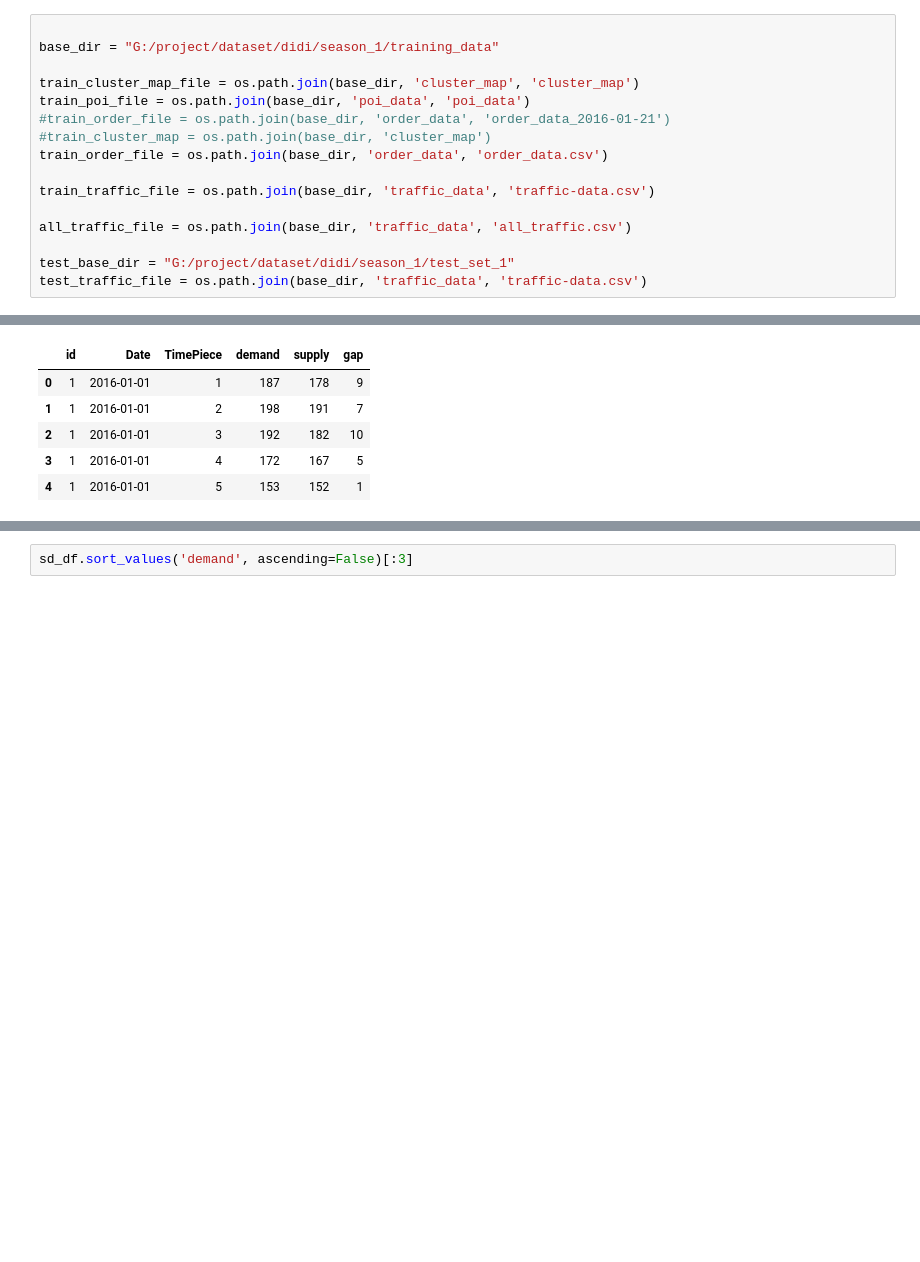
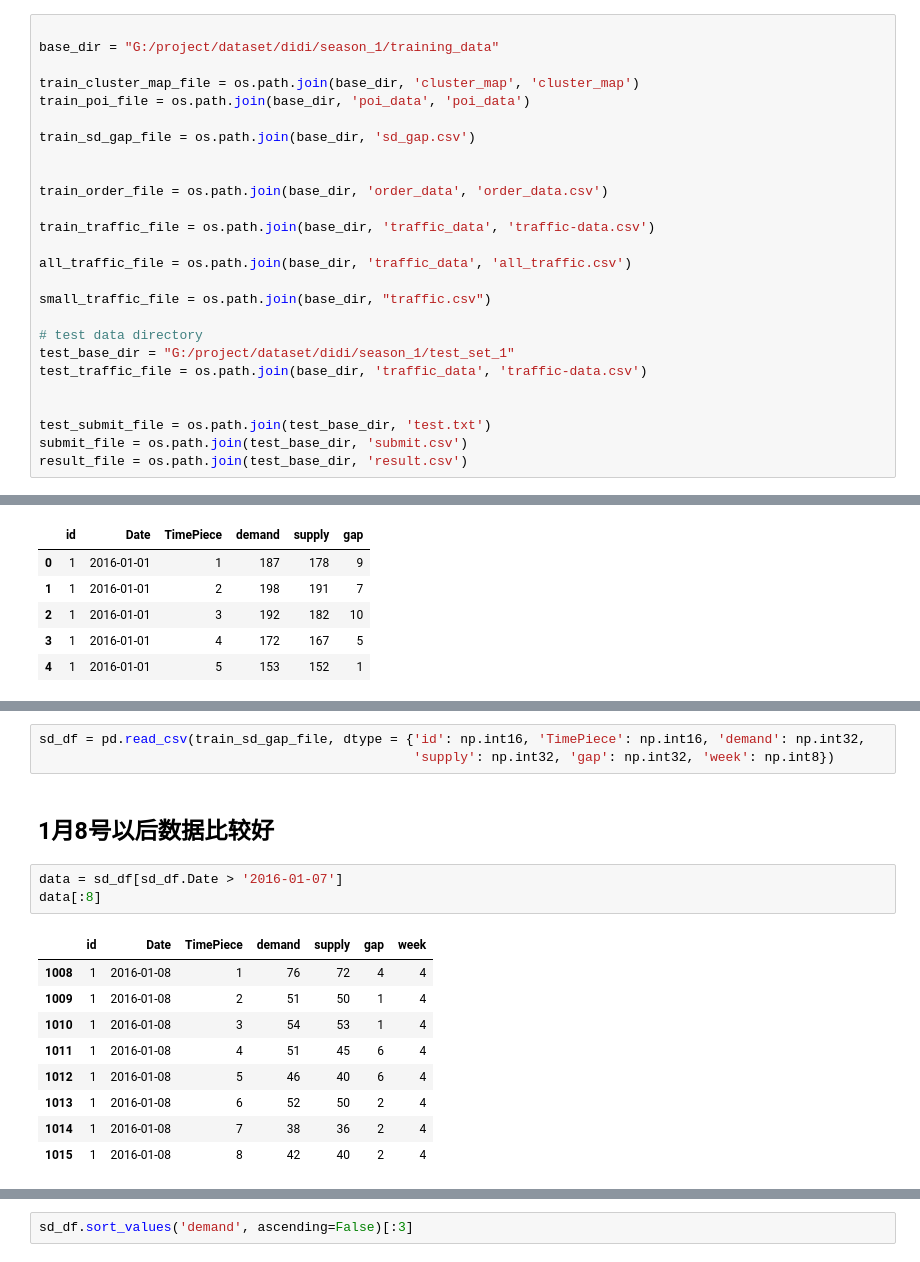
Before and after one commit to sndnyang/kaggle, a Jupyter notebook: didi/didi-tech.ipynb, the cells around one changed output, grey strips where cells are left out. Drawn from its saved outputs; the diff is of its cells as text; blank space fills up the shorter version.

```diff
--- a/didi/didi-tech.ipynb
+++ b/didi/didi-tech.ipynb
@@ -16,16 +18,26 @@ base_dir = "G:/project/dataset/didi/season_1/training_data"
 
 train_cluster_map_file = os.path.join(base_dir, 'cluster_map', 'cluster_map')
 train_poi_file = os.path.join(base_dir, 'poi_data', 'poi_data')
-#train_order_file = os.path.join(base_dir, 'order_data', 'order_data_2016-01-21')
-#train_cluster_map = os.path.join(base_dir, 'cluster_map')
+
+train_sd_gap_file = os.path.join(base_dir, 'sd_gap.csv')
+
+
 train_order_file = os.path.join(base_dir, 'order_data', 'order_data.csv')
 
 train_traffic_file = os.path.join(base_dir, 'traffic_data', 'traffic-data.csv')
 
 all_traffic_file = os.path.join(base_dir, 'traffic_data', 'all_traffic.csv')
 
+small_traffic_file = os.path.join(base_dir, "traffic.csv")
+
+# test data directory
 test_base_dir = "G:/project/dataset/didi/season_1/test_set_1"
 test_traffic_file = os.path.join(base_dir, 'traffic_data', 'traffic-data.csv')
+
+
+test_submit_file = os.path.join(test_base_dir, 'test.txt')
+submit_file = os.path.join(test_base_dir, 'submit.csv')
+result_file = os.path.join(test_base_dir, 'result.csv')
 # %% [markdown]
 ## 区域 hashid 和 实际id
 
@@ -191,0 +221,18 @@ sd_df[:5]
+# %%
+sd_df = pd.read_csv(train_sd_gap_file, dtype = {'id': np.int16, 'TimePiece': np.int16, 'demand': np.int32,
+                                                'supply': np.int32, 'gap': np.int32, 'week': np.int8})
+# %% [markdown]
+## 1月8号以后数据比较好
+# %%
+data = sd_df[sd_df.Date > '2016-01-07']
+data[:8]
+# %% [output]
+|  | id | Date | TimePiece | demand | supply | gap | week |
+| 1008 | 1 | 2016-01-08 | 1 | 76 | 72 | 4 | 4 |
+| 1009 | 1 | 2016-01-08 | 2 | 51 | 50 | 1 | 4 |
+| 1010 | 1 | 2016-01-08 | 3 | 54 | 53 | 1 | 4 |
+| 1011 | 1 | 2016-01-08 | 4 | 51 | 45 | 6 | 4 |
+| 1012 | 1 | 2016-01-08 | 5 | 46 | 40 | 6 | 4 |
+| 1013 | 1 | 2016-01-08 | 6 | 52 | 50 | 2 | 4 |
+| 1014 | 1 | 2016-01-08 | 7 | 38 | 36 | 2 | 4 |
+| 1015 | 1 | 2016-01-08 | 8 | 42 | 40 | 2 | 4 |
```
Also changed, not shown: parts of 50 cells of this notebook.
